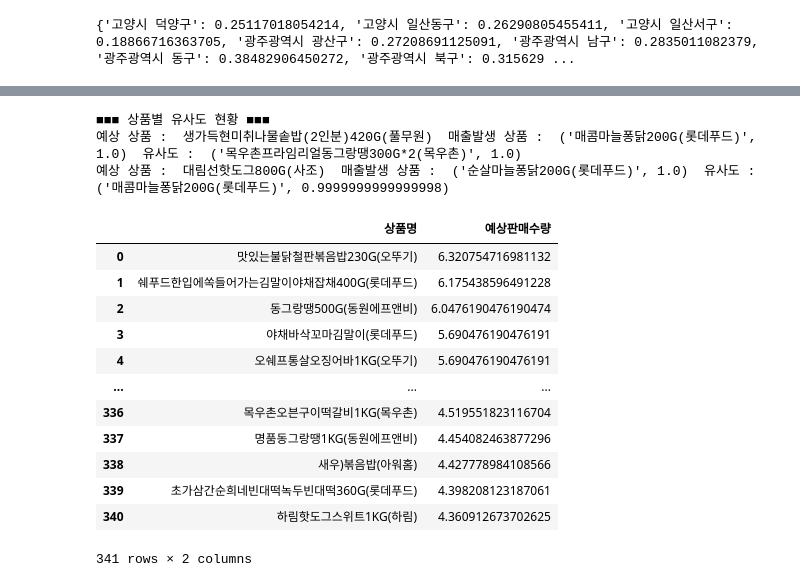
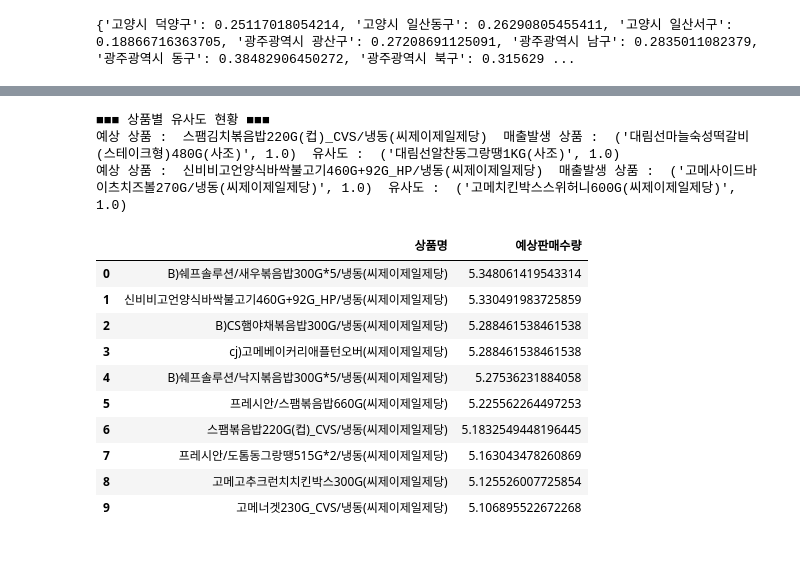
Before and after one commit to toot09/CF_WINGS_POS, a Jupyter notebook: POS_CF_ONEPERSON.ipynb, the cells around one changed output, grey strips where cells are left out. Drawn from its saved outputs; the diff is of its cells as text; code cells hidden in the pictures; blank space fills up the shorter version.

```diff
--- a/POS_CF_ONEPERSON.ipynb
+++ b/POS_CF_ONEPERSON.ipynb
@@ -67,6 +108,11 @@ s_dict = sales_dictionary(slDf)
 # %%
 # 사용자기반 필터링 (User Based Filtering - UBF)
 def user_based_filtering(sale_dict, addr, k=3):
+
+  # 지역의 매출 상품이 존재하지 않으면 return
+  #if addr not in sale_dict.keys():
+  #  return {}
+
   # 지역의 매출 상품 집합(Set)
   addr_s = set(sale_dict[addr].keys())
   similar_score={}
@@ -94,6 +140,9 @@ def user_based_filtering(sale_dict, addr, k=3):
   # 추천결과
   recommendation_of_items = {}
   for item in no_sale_i:
+    # 제일제당 상품만 추천 (제조사코드 1)
+    if ms_item[item][0]!='1':
+      continue
     r=[]
     s=[]
     for addr in addr_for_recommendation:
@@ -112,11 +161,11 @@ def user_based_filtering(sale_dict, addr, k=3):
     # K보다 많은 판매기록이 있는경우 정확도를 위해 상위 k번째의 지역에 대해서만 평균(가중평균)을 둠
     else:
       recommendation_of_items[item] = sum(r[:k])/sum(s[:k])
-
   return sorted(recommendation_of_items.items(), key=operator.itemgetter(1), reverse=True)[:1000]
 # %%
 # 사용자 기반 필터링
-recommendation_1000 = user_based_filtering(s_dict, '대구광역시 서구')
-pd.DataFrame(np.array(recommendation_1000),columns=["상품명","예상판매수량"])
+addr = '서울특별시 강동구'
+recommendation_1000 = user_based_filtering(s_dict, addr)
+pd.DataFrame(np.array(recommendation_1000[:10]),columns=["상품명","예상판매수량"])
 # %% [output]
 ■■■ 지역의 유사도 현황 ■■■
@@ -136,0 +184,3 @@ pd.DataFrame(np.array(recommendation_1000),columns=["상품명","예상판매수
+# %%
+# 아이템마스터, 타겟아이템 (추천아이템중), 계층(4,5), 주소, s_dict)
+result = get_sameclass_graph(ms_item, recommendation_1000[0], 5, addr, s_dict)
@@ -152,6 +204,9 @@ def item_based_filtering(sale_dict, addr, k=3):
 
   # j:매출발생된 상품 / i:매출발생하지 않은 상품(알아볼 상품)
   for i in no_sale_i:
+    # 제일제당 상품만 추천 (상품코드 : 1)
+    if ms_item[i][0]!='1':
+      continue
     c_s[i] = {}
     for j in sale_i:
       p_i = []
@@ -193,22 +248,21 @@ def item_based_filtering(sale_dict, addr, k=3):
   return sorted(result.items(), key=operator.itemgetter(1), reverse=True)
 # %%
 # 아이템 기반 필터링
-recommendation_1000 = item_based_filtering(s_dict, '대구광역시 서구')
-pd.DataFrame(np.array(recommendation_1000),columns=["상품명","예상판매수량"])
+addr = '대구광역시 서구'
+recommendation_1000 = item_based_filtering(s_dict, addr)
+pd.DataFrame(np.array(recommendation_1000[:10]),columns=["상품명","예상판매수량"])
 # %% [output]
 ■■■ 상품별 유사도 현황 ■■■
-예상 상품 :  생가득현미취나물솥밥(2인분)420G(풀무원)  매출발생 상품 :  ('매콤마늘퐁닭200G(롯데푸드)', 1.0)  유사도 :  ('목우촌프라임리얼동그랑땡300G*2(목우촌)', 1.0)
-예상 상품 :  대림선핫도그800G(사조)  매출발생 상품 :  ('순살마늘퐁닭200G(롯데푸드)', 1.0)  유사도 :  ('매콤마늘퐁닭200G(롯데푸드)', 0.9999999999999998)
+예상 상품 :  스팸김치볶음밥220G(컵)_CVS/냉동(씨제이제일제당)  매출발생 상품 :  ('대림선마늘숙성떡갈비(스테이크형)480G(사조)', 1.0)  유사도 :  ('대림선알찬동그랑땡1KG(사조)', 1.0)
+예상 상품 :  신비비고언양식바싹불고기460G+92G_HP/냉동(씨제이제일제당)  매출발생 상품 :  ('고메사이드바이츠치즈볼270G/냉동(씨제이제일제당)', 1.0)  유사도 :  ('고메치킨박스스위허니600G(씨제이제일제당)', 1.0)
 |  | 상품명 | 예상판매수량 |
-| 0 | 맛있는불닭철판볶음밥230G(오뚜기) | 6.320754716981132 |
-| 1 | 쉐푸드한입에쏙들어가는김말이야채잡채400G(롯데푸드) | 6.175438596491228 |
-| 2 | 동그랑땡500G(동원에프앤비) | 6.0476190476190474 |
-| 3 | 야채바삭꼬마김말이(롯데푸드) | 5.690476190476191 |
-| 4 | 오쉐프통살오징어바1KG(오뚜기) | 5.690476190476191 |
-| ... | ... | ... |
-| 336 | 목우촌오븐구이떡갈비1KG(목우촌) | 4.519551823116704 |
-| 337 | 명품동그랑땡1KG(동원에프앤비) | 4.454082463877296 |
-| 338 | 새우)볶음밥(아워홈) | 4.427778984108566 |
-| 339 | 초가삼간순희네빈대떡녹두빈대떡360G(롯데푸드) | 4.398208123187061 |
-| 340 | 하림핫도그스위트1KG(하림) | 4.360912673702625 |
+| 0 | B)쉐프솔루션/새우볶음밥300G*5/냉동(씨제이제일제당) | 5.348061419543314 |
+| 1 | 신비비고언양식바싹불고기460G+92G_HP/냉동(씨제이제일제당) | 5.330491983725859 |
+| 2 | B)CS햄야채볶음밥300G/냉동(씨제이제일제당) | 5.288461538461538 |
+| 3 | cj)고메베이커리애플턴오버(씨제이제일제당) | 5.288461538461538 |
+| 4 | B)쉐프솔루션/낙지볶음밥300G*5/냉동(씨제이제일제당) | 5.27536231884058 |
+| 5 | 프레시안/스팸볶음밥660G(씨제이제일제당) | 5.225562264497253 |
+| 6 | 스팸볶음밥220G(컵)_CVS/냉동(씨제이제일제당) | 5.1832549448196445 |
+| 7 | 프레시안/도톰동그랑땡515G*2/냉동(씨제이제일제당) | 5.163043478260869 |
+| 8 | 고메고추크런치치킨박스300G(씨제이제일제당) | 5.125526007725854 |
+| 9 | 고메너겟230G_CVS/냉동(씨제이제일제당) | 5.106895522672268 |
-341 rows × 2 columns
```
Also changed, not shown: parts of 7 cells of this notebook.
